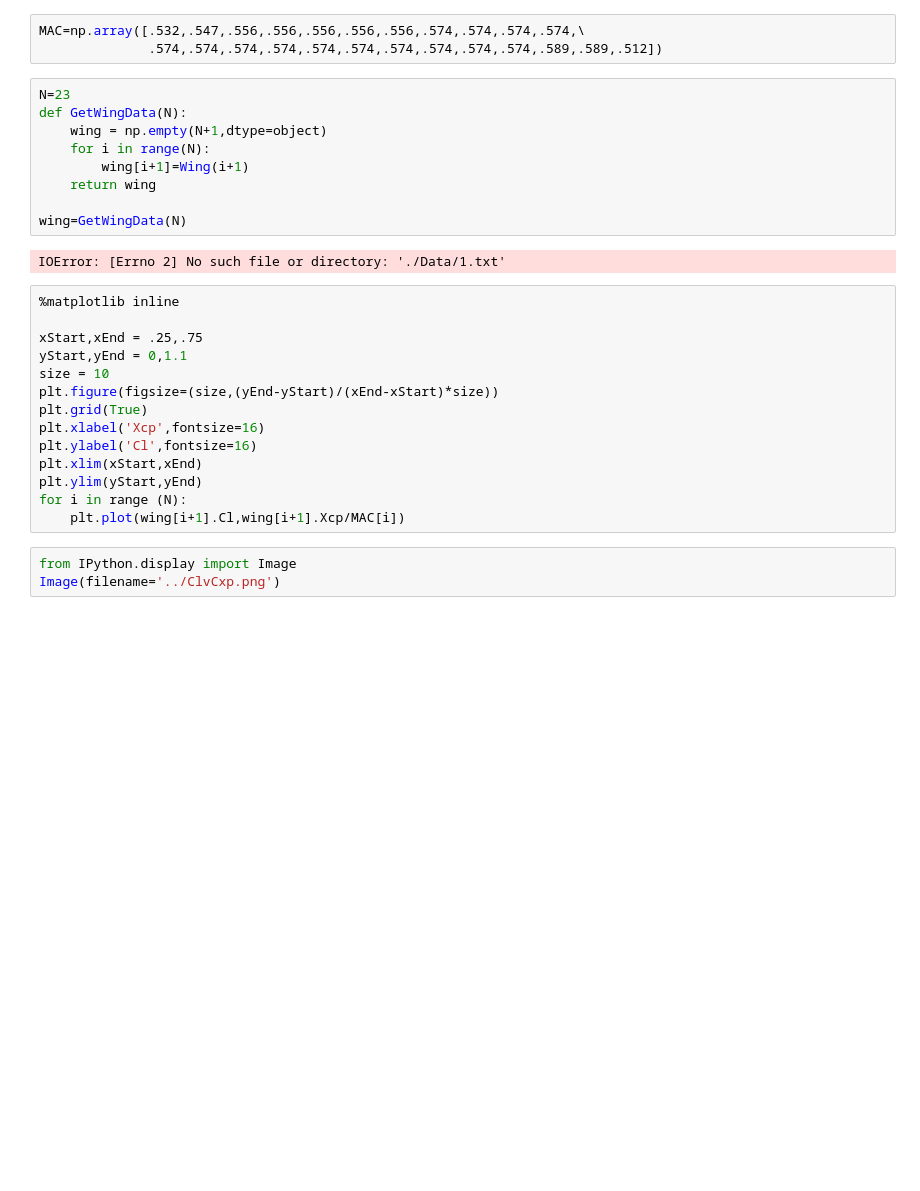
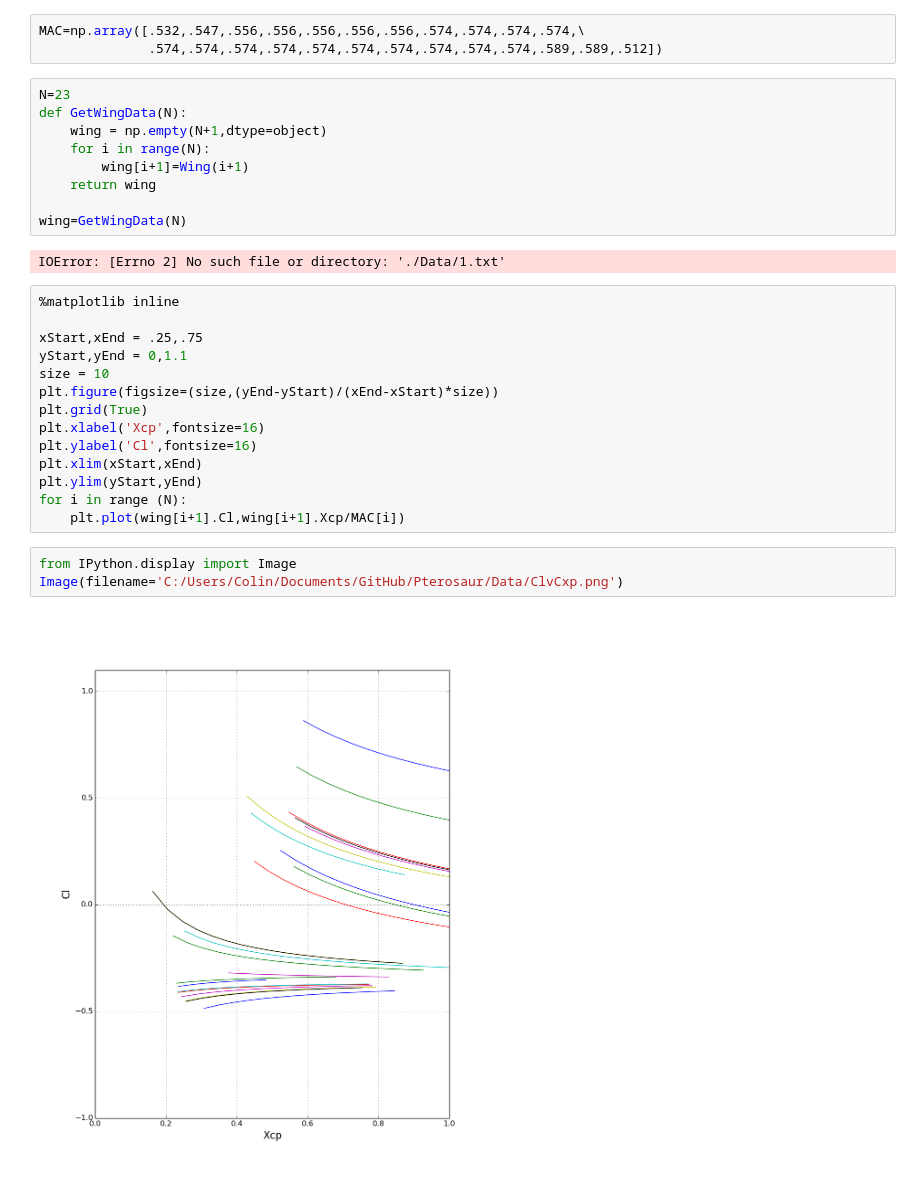
Before and after one commit to colinparker/Pterosaur, a Jupyter notebook: parker_pterosaur.ipynb, the cells around one changed output. Saved outputs shown, nothing was run; the diff lists cells and outputs as text; blank space fills up the shorter version.

```diff
--- a/parker_pterosaur.ipynb
+++ b/parker_pterosaur.ipynb
@@ -39,4 +39,6 @@ for i in range (N):
     plt.plot(wing[i+1].Cl,wing[i+1].Xcp/MAC[i])
 # %%
 from IPython.display import Image
-Image(filename='../ClvCxp.png')
+Image(filename='C:/Users/Colin/Documents/GitHub/Pterosaur/Data/ClvCxp.png')
+# %% [output]
+[figure, added]
```
Also changed, not shown: parts of 1 cell of this notebook.
